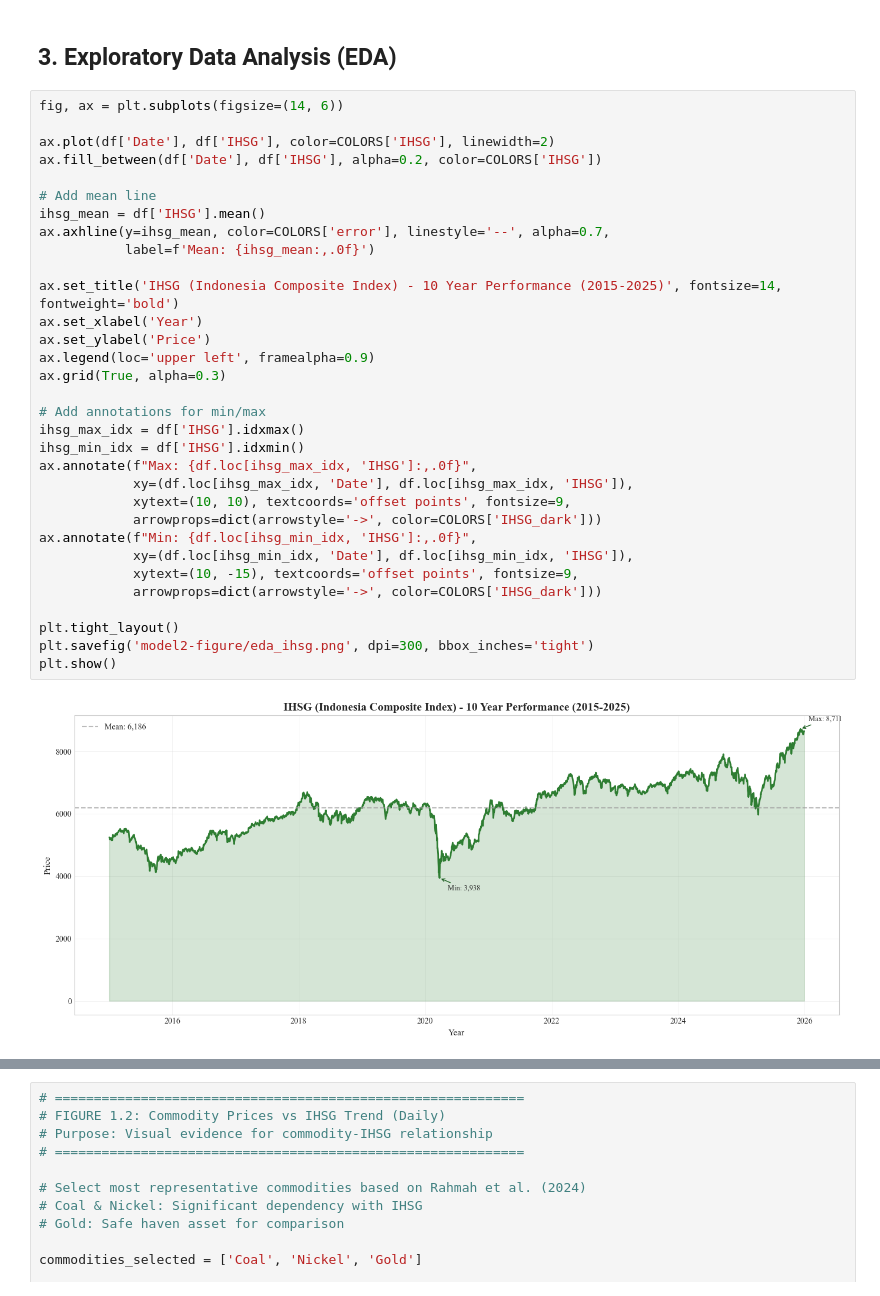
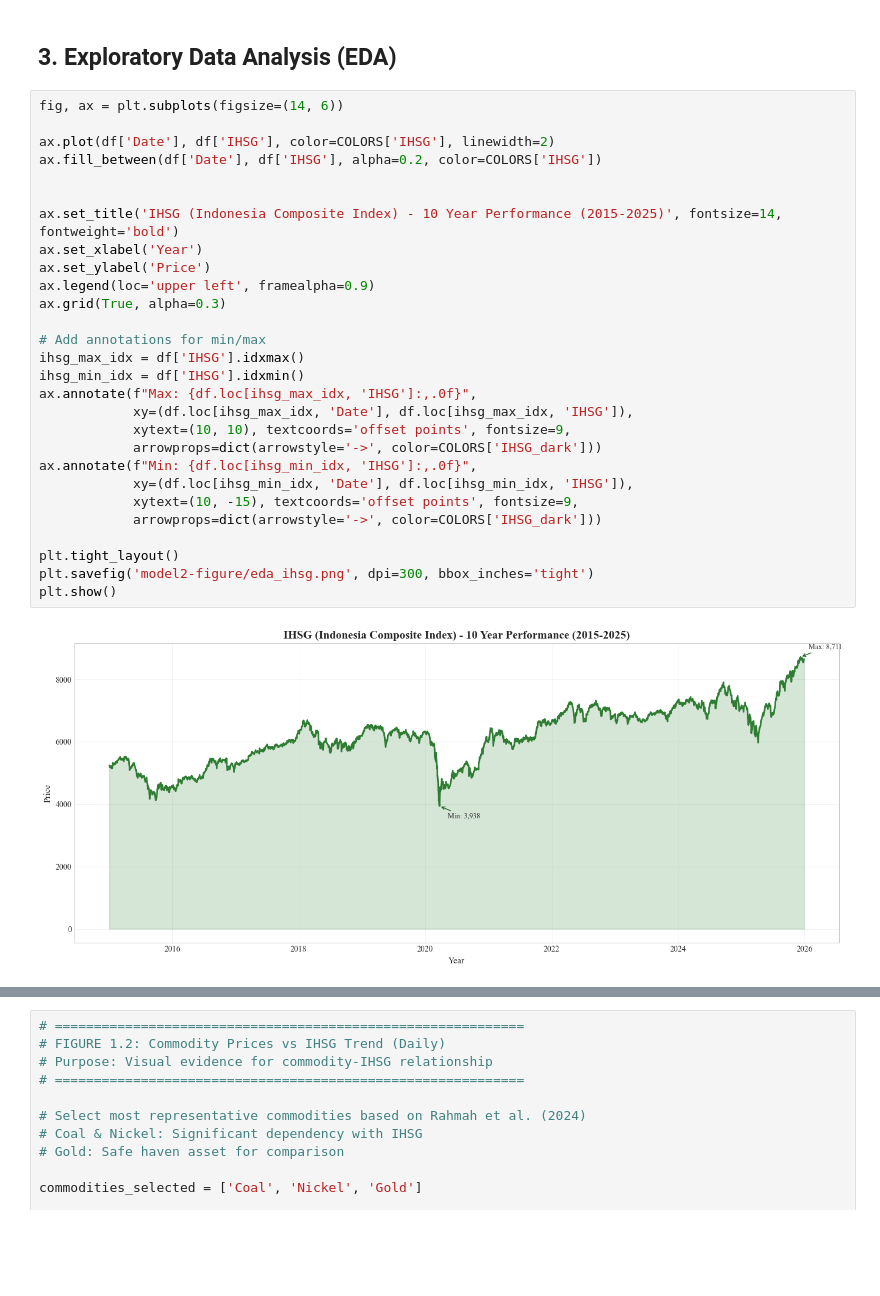
Before and after one commit to ravsssh/tesis-hakam, a Jupyter notebook: model2-baru.ipynb, the cells around one changed output, grey strips where cells are left out. Cells and saved outputs as stored; diff of their text form; blank space fills up the shorter version.

```diff
--- a/model2-baru.ipynb
+++ b/model2-baru.ipynb
@@ -246,34 +246,30 @@ DESCRIPTIVE STATISTICS
 # %%
 fig, ax = plt.subplots(figsize=(14, 6))
 
 ax.plot(df['Date'], df['IHSG'], color=COLORS['IHSG'], linewidth=2)
 ax.fill_between(df['Date'], df['IHSG'], alpha=0.2, color=COLORS['IHSG'])
 
-# Add mean line
-ihsg_mean = df['IHSG'].mean()
-ax.axhline(y=ihsg_mean, color=COLORS['error'], linestyle='--', alpha=0.7,
-           label=f'Mean: {ihsg_mean:,.0f}')
 
 ax.set_title('IHSG (Indonesia Composite Index) - 10 Year Performance (2015-2025)', fontsize=14, fontweight='bold')
 ax.set_xlabel('Year')
 ax.set_ylabel('Price')
 ax.legend(loc='upper left', framealpha=0.9)
 ax.grid(True, alpha=0.3)
 
 # Add annotations for min/max
 ihsg_max_idx = df['IHSG'].idxmax()
 ihsg_min_idx = df['IHSG'].idxmin()
 ax.annotate(f"Max: {df.loc[ihsg_max_idx, 'IHSG']:,.0f}",
             xy=(df.loc[ihsg_max_idx, 'Date'], df.loc[ihsg_max_idx, 'IHSG']),
             xytext=(10, 10), textcoords='offset points', fontsize=9,
             arrowprops=dict(arrowstyle='->', color=COLORS['IHSG_dark']))
 ax.annotate(f"Min: {df.loc[ihsg_min_idx, 'IHSG']:,.0f}",
             xy=(df.loc[ihsg_min_idx, 'Date'], df.loc[ihsg_min_idx, 'IHSG']),
             xytext=(10, -15), textcoords='offset points', fontsize=9,
             arrowprops=dict(arrowstyle='->', color=COLORS['IHSG_dark']))
 
 plt.tight_layout()
 plt.savefig('model2-figure/eda_ihsg.png', dpi=300, bbox_inches='tight')
 plt.show()
 # %% [output]
-[figure, old version]
+[figure, new version]
```
Also changed, not shown: parts of 3 cells of this notebook, 10 other files.
